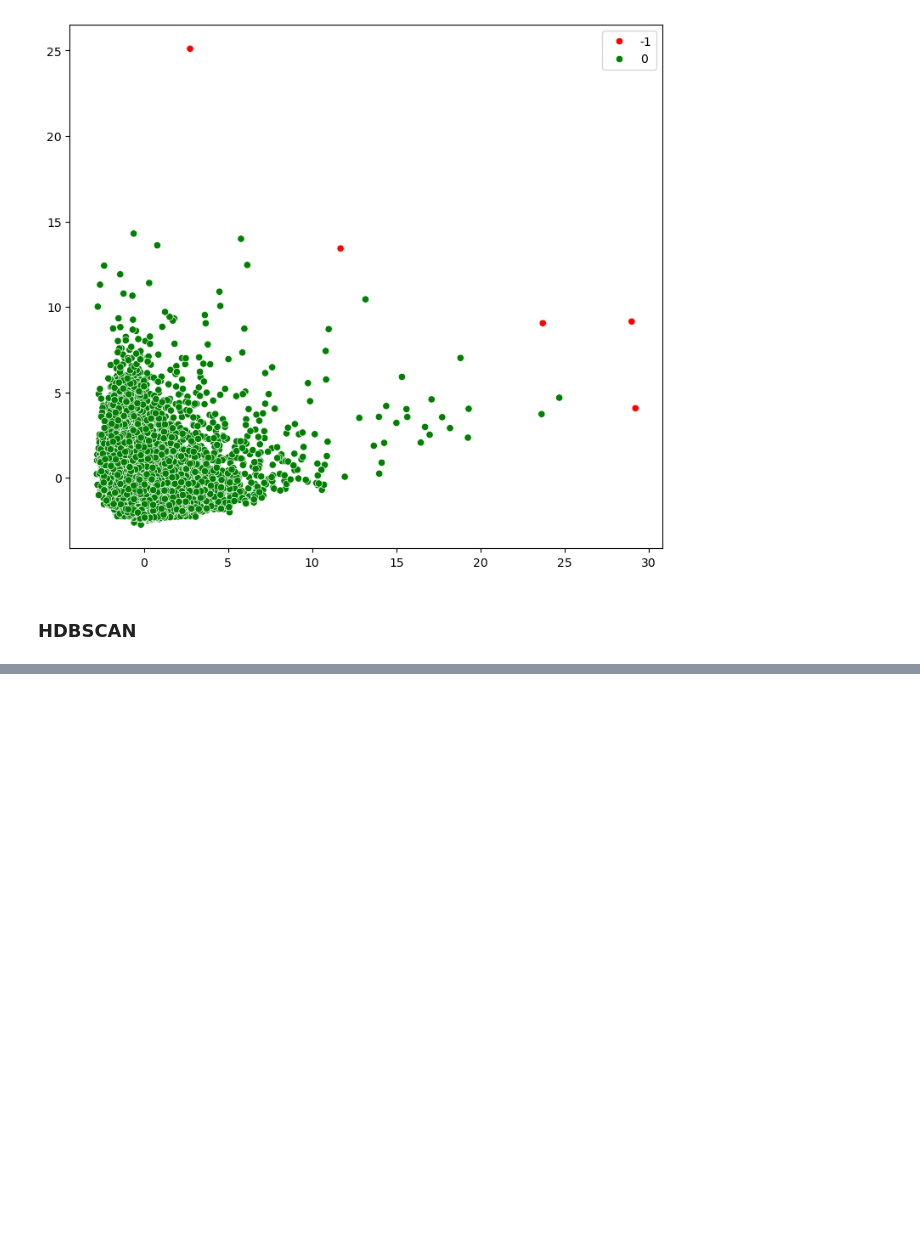
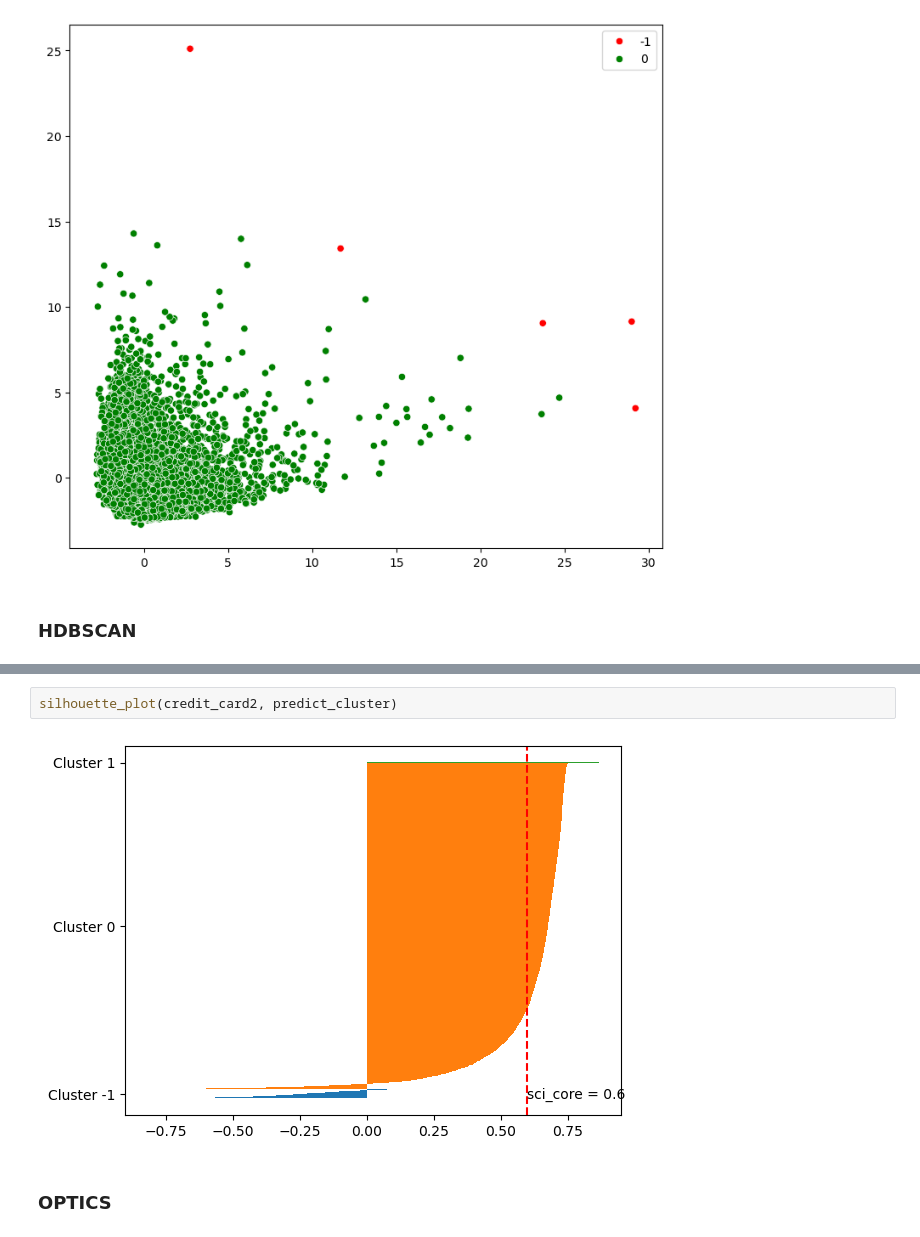
Before and after one commit to notfakearcher/yanjun, a Jupyter notebook: 01_topics/machine_learning/unsupervised learning /spectral.ipynb, the cells around one changed output, grey strips where cells are left out. Drawn from its saved outputs; the diff is of its cells as text; blank space fills up the shorter version.

```diff
--- a/01_topics/machine_learning/unsupervised learning /spectral.ipynb
+++ b/01_topics/machine_learning/unsupervised learning /spectral.ipynb
@@ -258,0 +264,6 @@ cluster_plot(data = credit_card2, predict_label = predict_cluster)
+# %%
+silhouette_plot(credit_card2, predict_cluster)
+# %% [output]
+[figure, added]
+# %% [markdown]
+### OPTICS
```
Also changed, not shown: parts of 15 cells of this notebook, 1 other file.
